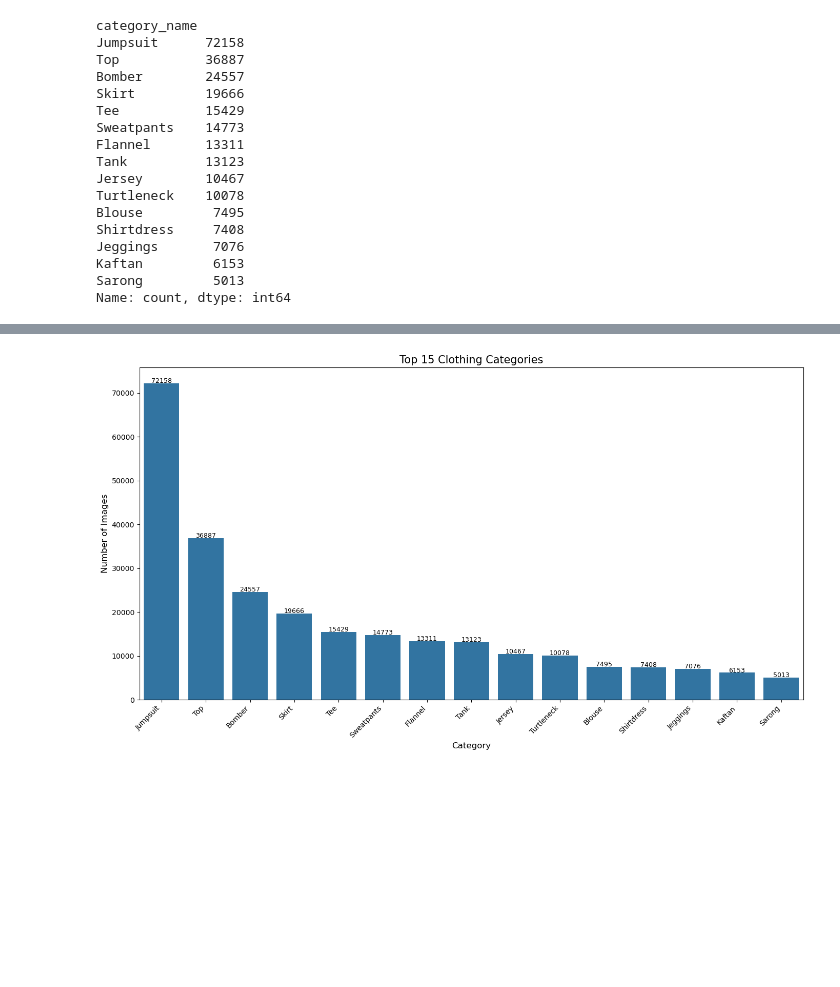
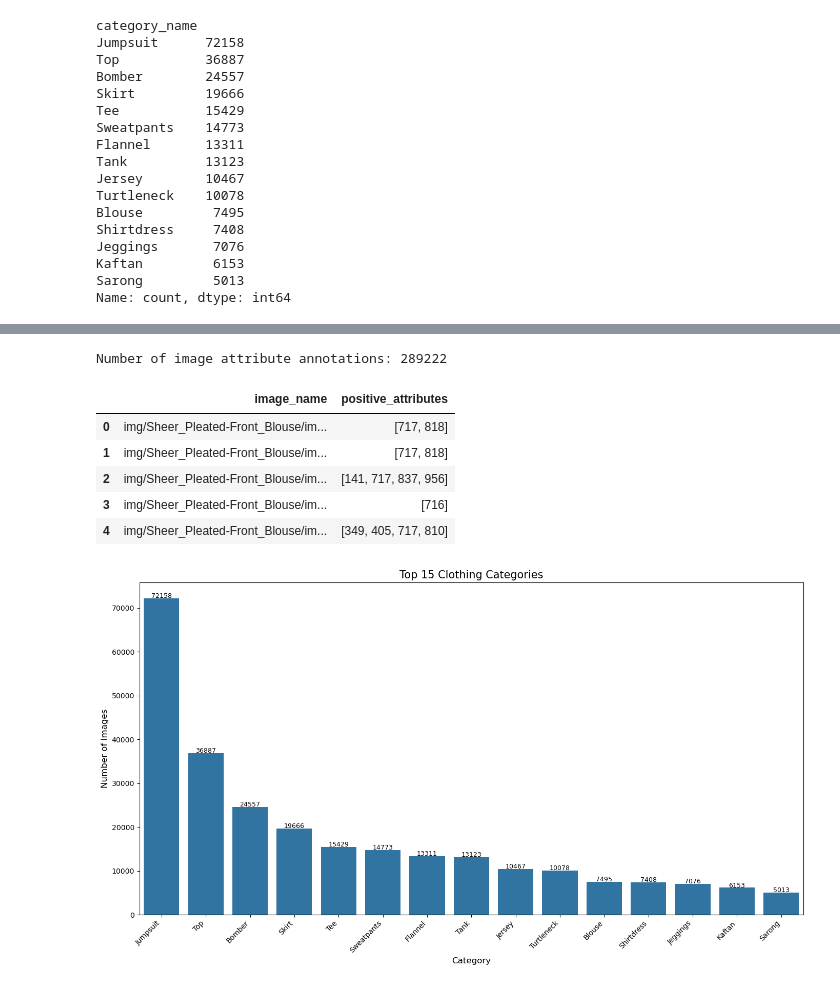
Before and after one commit to danish7x7/cmpe-256-project, a Jupyter notebook: notebooks/eda_preprocessing.ipynb, the cells around one changed output, grey strips where cells are left out. Drawn from its saved outputs; the diff is of its cells as text; code cells hidden in the pictures; blank space fills up the shorter version.

```diff
--- a/notebooks/eda_preprocessing.ipynb
+++ b/notebooks/eda_preprocessing.ipynb
@@ -212,3 +298,17 @@ Name: count, dtype: int64
+# %%
+# load image attribute annotations
+attr_img_df = load_attributes_img(attr_img_path, attr_df)
+print(f"\nNumber of image attribute annotations: {len(attr_img_df)}")
+
+display(attr_img_df.head())
+# %% [output]
+Number of image attribute annotations: 289222
+|  | image_name | positive_attributes |
+| 0 | img/Sheer_Pleated-Front_Blouse/im... | [717, 818] |
+| 1 | img/Sheer_Pleated-Front_Blouse/im... | [717, 818] |
+| 2 | img/Sheer_Pleated-Front_Blouse/im... | [141, 717, 837, 956] |
+| 3 | img/Sheer_Pleated-Front_Blouse/im... | [716] |
+| 4 | img/Sheer_Pleated-Front_Blouse/im... | [349, 405, 717, 810] |
 # %%
 plt.figure(figsize=(14, 8))
 ax = sns.barplot(x=category_counts.head(15).index, y=category_counts.head(15).values)
```
Also changed, not shown: parts of 8 cells of this notebook.
